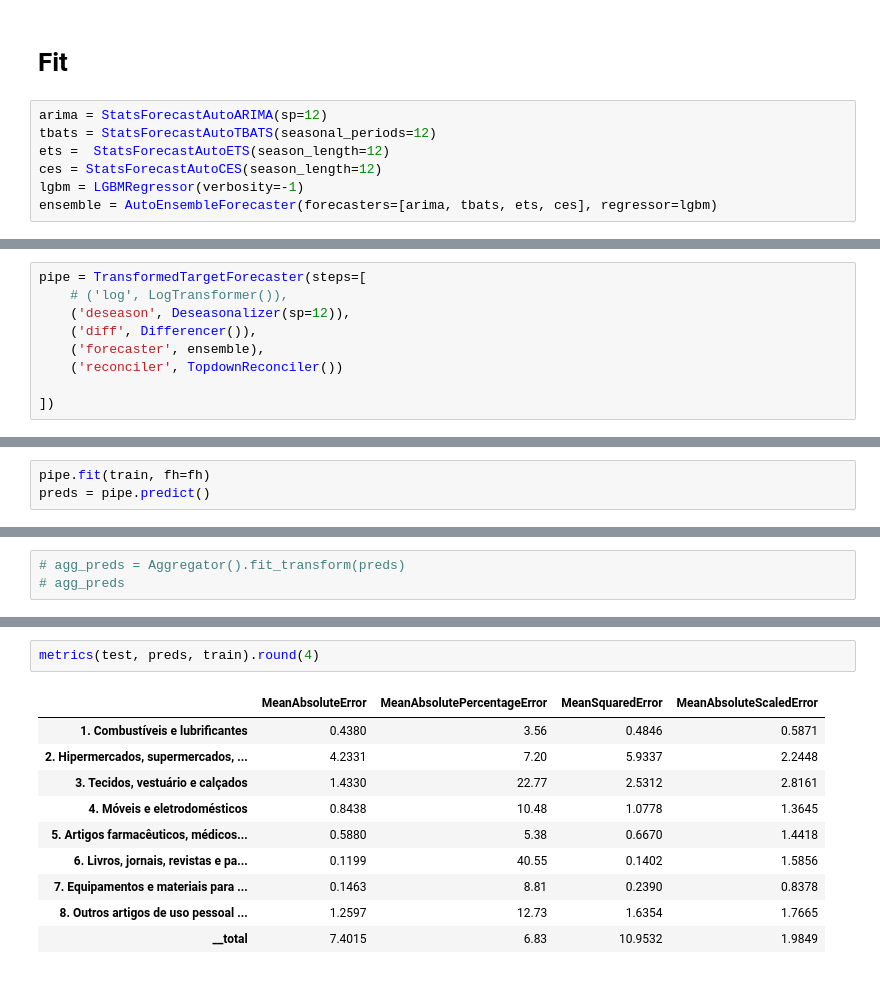
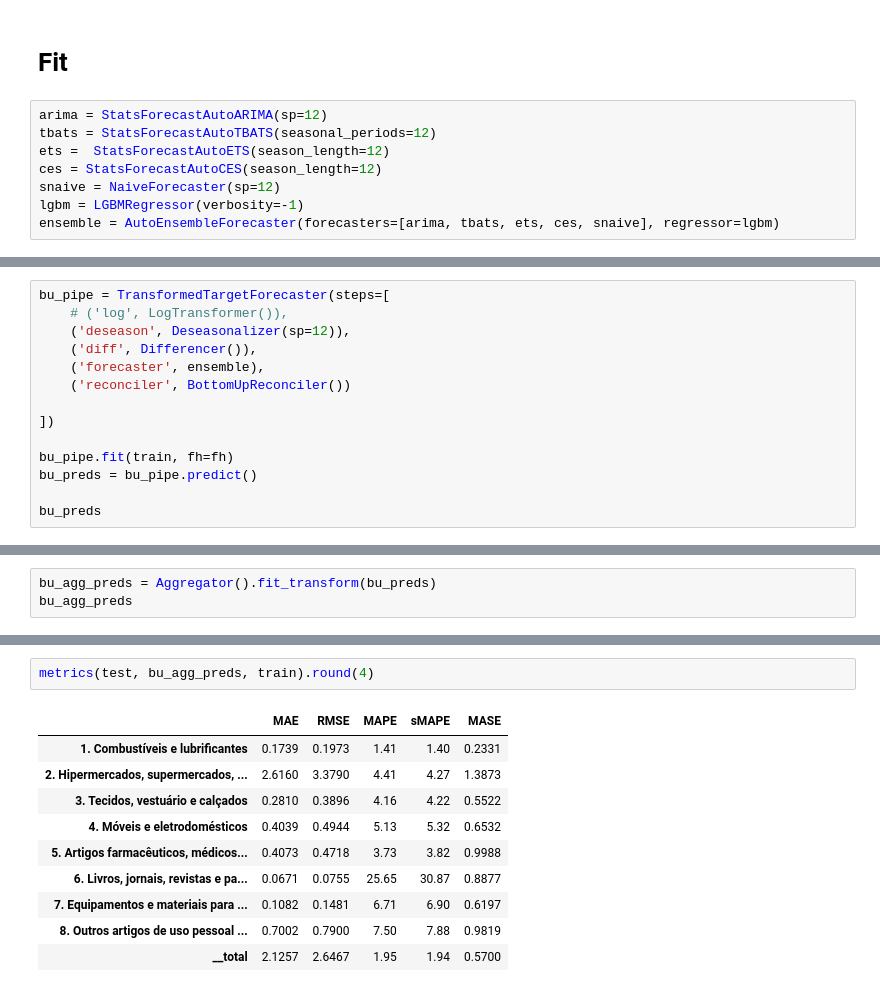
Before and after one commit to davi-lisboa/PMC_Hier_Forecast, a Jupyter notebook: experiments/model_tests.ipynb, the cells around one changed output, grey strips where cells are left out. Cells and saved outputs as stored; diff of their text form.

Commit message:
Atualizações
* Cria README.md para o projeto
* Reformula o pipeline de projeção. Add Box-Cox, Deseason e Differencer, etc.
* Inclusão de funções utilitárias em \tratamento e \modelo

```diff
--- a/experiments/model_tests.ipynb
+++ b/experiments/model_tests.ipynb
@@ -106,5 +126,6 @@ arima = StatsForecastAutoARIMA(sp=12)
 tbats = StatsForecastAutoTBATS(seasonal_periods=12)
 ets =  StatsForecastAutoETS(season_length=12)
 ces = StatsForecastAutoCES(season_length=12)
+snaive = NaiveForecaster(sp=12)
 lgbm = LGBMRegressor(verbosity=-1)
-ensemble = AutoEnsembleForecaster(forecasters=[arima, tbats, ets, ces], regressor=lgbm)
+ensemble = AutoEnsembleForecaster(forecasters=[arima, tbats, ets, ces, snaive], regressor=lgbm)
@@ -111,9 +134,14 @@ ensemble = AutoEnsembleForecaster(forecasters=[arima, tbats, ets, ces], regresso
 # %%
-pipe = TransformedTargetForecaster(steps=[
+bu_pipe = TransformedTargetForecaster(steps=[
     # ('log', LogTransformer()),
     ('deseason', Deseasonalizer(sp=12)),
     ('diff', Differencer()),
     ('forecaster', ensemble),
-    ('reconciler', TopdownReconciler())
+    ('reconciler', BottomUpReconciler())
 
 ])
+
+bu_pipe.fit(train, fh=fh)
+bu_preds = bu_pipe.predict()
+
+bu_preds
@@ -120,3 +162,0 @@ pipe = TransformedTargetForecaster(steps=[
-# %%
-pipe.fit(train, fh=fh)
-preds = pipe.predict()
@@ -125,3 +163,3 @@ preds = pipe.predict()
 # %%
-# agg_preds = Aggregator().fit_transform(preds)
-# agg_preds
+bu_agg_preds = Aggregator().fit_transform(bu_preds)
+bu_agg_preds
@@ -128,13 +181,13 @@ preds = pipe.predict()
 # %%
-metrics(test, preds, train).round(4)
+metrics(test, bu_agg_preds, train).round(4)
 # %% [output]
-|  | MeanAbsoluteError | MeanAbsolutePercentageError | MeanSquaredError | MeanAbsoluteScaledError |
-| 1. Combustíveis e lubrificantes | 0.4380 | 3.56 | 0.4846 | 0.5871 |
-| 2. Hipermercados, supermercados, ... | 4.2331 | 7.20 | 5.9337 | 2.2448 |
-| 3. Tecidos, vestuário e calçados | 1.4330 | 22.77 | 2.5312 | 2.8161 |
-| 4. Móveis e eletrodomésticos | 0.8438 | 10.48 | 1.0778 | 1.3645 |
-| 5. Artigos farmacêuticos, médicos... | 0.5880 | 5.38 | 0.6670 | 1.4418 |
-| 6. Livros, jornais, revistas e pa... | 0.1199 | 40.55 | 0.1402 | 1.5856 |
-| 7. Equipamentos e materiais para ... | 0.1463 | 8.81 | 0.2390 | 0.8378 |
-| 8. Outros artigos de uso pessoal ... | 1.2597 | 12.73 | 1.6354 | 1.7665 |
-| __total | 7.4015 | 6.83 | 10.9532 | 1.9849 |
+|  | MAE | RMSE | MAPE | sMAPE | MASE |
+| 1. Combustíveis e lubrificantes | 0.1739 | 0.1973 | 1.41 | 1.40 | 0.2331 |
+| 2. Hipermercados, supermercados, ... | 2.6160 | 3.3790 | 4.41 | 4.27 | 1.3873 |
+| 3. Tecidos, vestuário e calçados | 0.2810 | 0.3896 | 4.16 | 4.22 | 0.5522 |
+| 4. Móveis e eletrodomésticos | 0.4039 | 0.4944 | 5.13 | 5.32 | 0.6532 |
+| 5. Artigos farmacêuticos, médicos... | 0.4073 | 0.4718 | 3.73 | 3.82 | 0.9988 |
+| 6. Livros, jornais, revistas e pa... | 0.0671 | 0.0755 | 25.65 | 30.87 | 0.8877 |
+| 7. Equipamentos e materiais para ... | 0.1082 | 0.1481 | 6.71 | 6.90 | 0.6197 |
+| 8. Outros artigos de uso pessoal ... | 0.7002 | 0.7900 | 7.50 | 7.88 | 0.9819 |
+| __total | 2.1257 | 2.6467 | 1.95 | 1.94 | 0.5700 |
```
Also changed, not shown: parts of 27 cells of this notebook, 5 other files.
